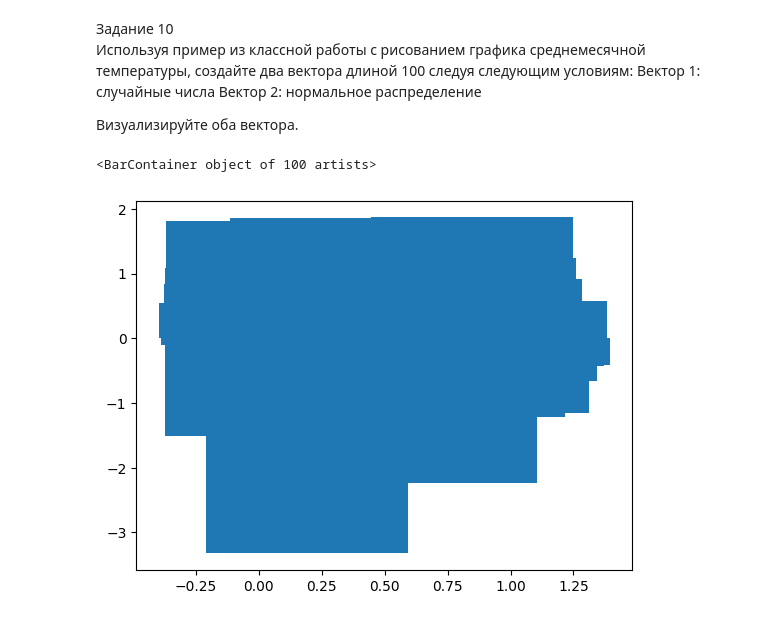
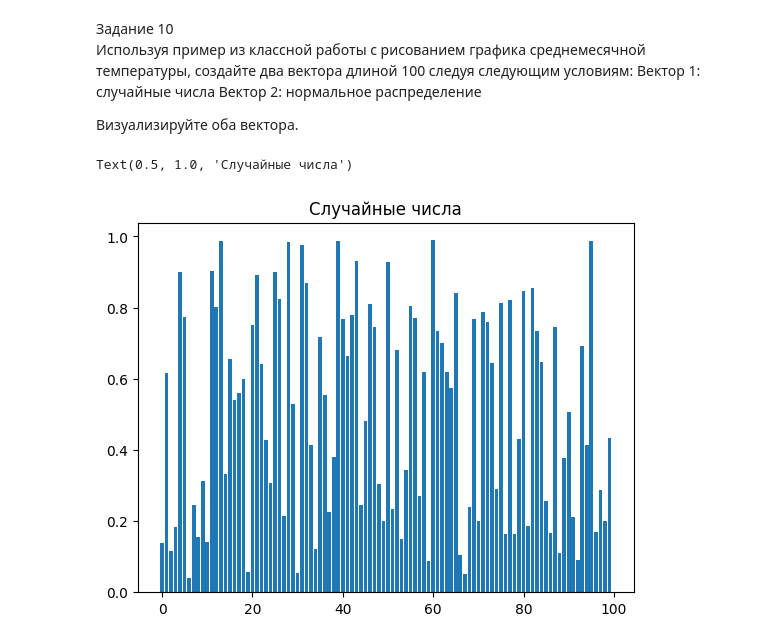
Before and after one commit to Marina82221/ds_test_repo, a Jupyter notebook: Homework/hometask_06112025.ipynb, the cells around one changed output. Cells and saved outputs as stored; diff of their text form; code cells hidden in the pictures.

```diff
--- a/Homework/hometask_06112025.ipynb
+++ b/Homework/hometask_06112025.ipynb
@@ -221,7 +221,8 @@ a = np.random.rand(100)
 b = np.random.randn(100)
 # %%
 fig, ax = plt.subplots()
-ax.bar(a, b)
+ax.bar(np.arange(len(a)),a)
+ax.set_title("Случайные числа")
 # %% [output]
-<BarContainer object of 100 artists>
+Text(0.5, 1.0, 'Случайные числа')
-[figure, old version]
+[figure, new version]
```
Also changed, not shown: parts of 4 cells of this notebook.
